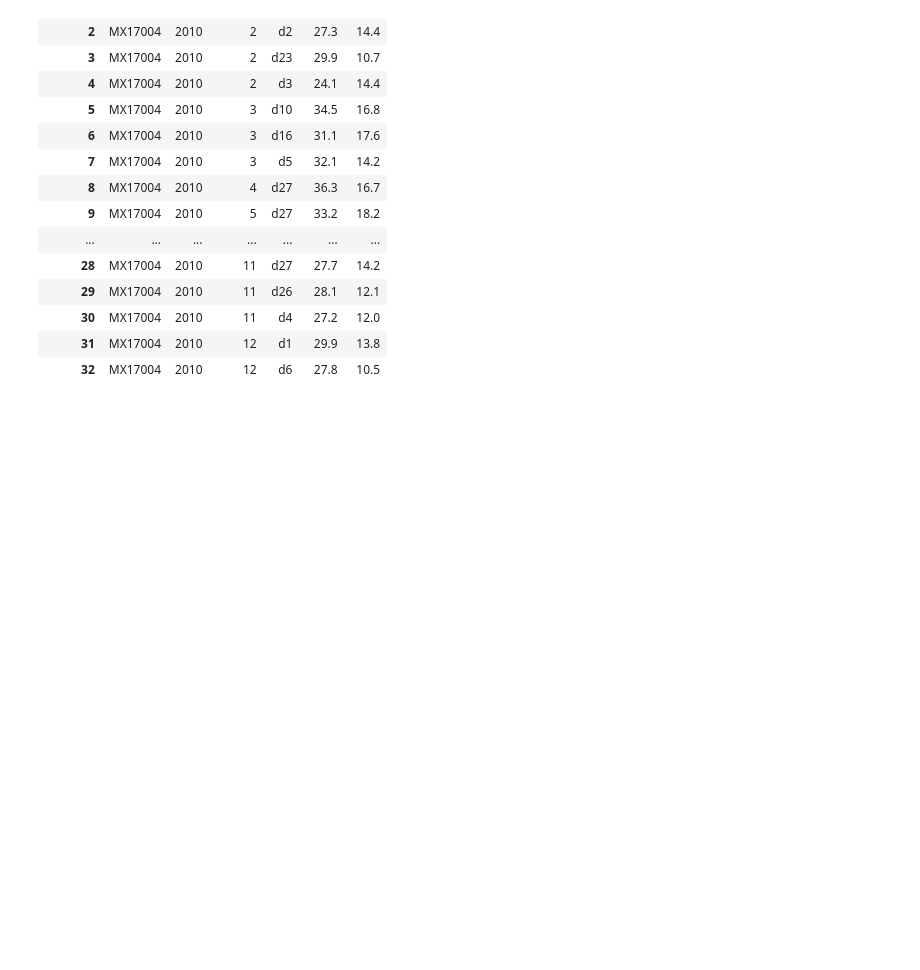
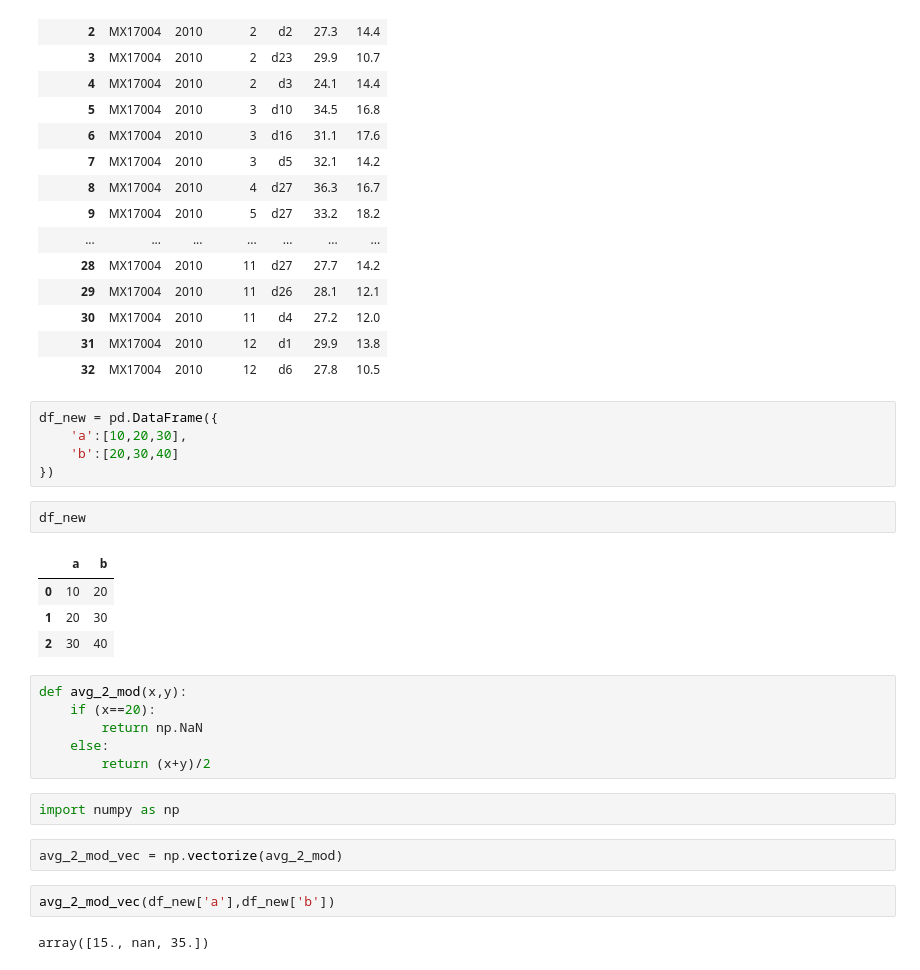
Before and after one commit to ChrisHSKim/python_for_everyone, a Jupyter notebook: notebooks/python with pandas.ipynb, the cells around one changed output. Drawn from its saved outputs; the diff is of its cells as text; blank space fills up the shorter version.

```diff
--- a/notebooks/python with pandas.ipynb
+++ b/notebooks/python with pandas.ipynb
@@ -522,3 +522,29 @@ weather_long.pivot_table(index=['id','year','month','day'],
 | 30 | MX17004 | 2010 | 11 | d4 | 27.2 | 12.0 |
 | 31 | MX17004 | 2010 | 12 | d1 | 29.9 | 13.8 |
 | 32 | MX17004 | 2010 | 12 | d6 | 27.8 | 10.5 |
+# %%
+df_new = pd.DataFrame({
+    'a':[10,20,30],
+    'b':[20,30,40]
+})
+# %%
+df_new
+# %% [output]
+|  | a | b |
+| 0 | 10 | 20 |
+| 1 | 20 | 30 |
+| 2 | 30 | 40 |
+# %%
+def avg_2_mod(x,y):
+    if (x==20):
+        return np.NaN
+    else:
+        return (x+y)/2
+# %%
+import numpy as np
+# %%
+avg_2_mod_vec = np.vectorize(avg_2_mod)
+# %%
+avg_2_mod_vec(df_new['a'],df_new['b'])
+# %% [output]
+array([15., nan, 35.])
```
